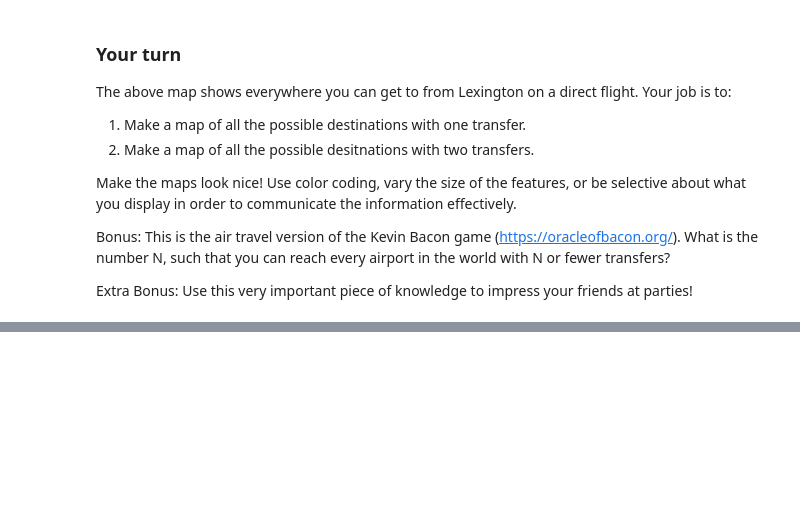
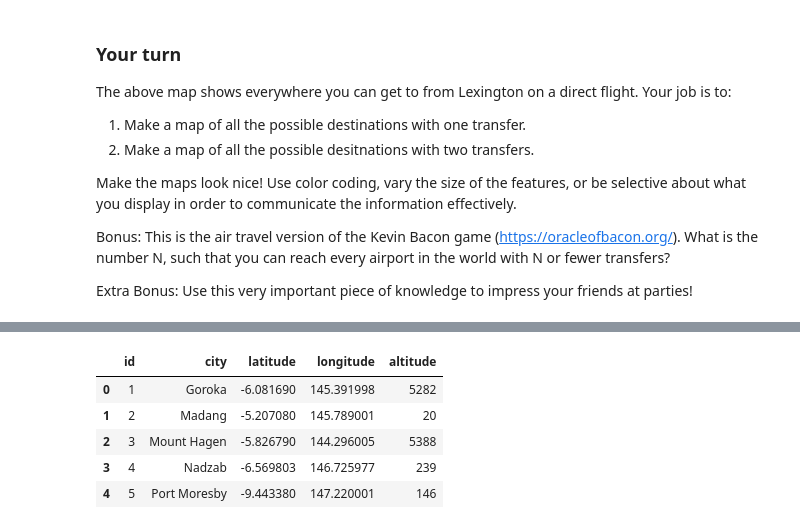
Before and after one commit to jpmu234/ce599, a Jupyter notebook: 08-Mapping/interactive-mapping.ipynb, the cells around one changed output, grey strips where cells are left out. Saved outputs shown, nothing was run; the diff lists cells and outputs as text; code cells hidden in the pictures; blank space fills up the shorter version.

```diff
--- a/08-Mapping/interactive-mapping.ipynb
+++ b/08-Mapping/interactive-mapping.ipynb
@@ -376,0 +399,10 @@ Extra Bonus: Use this very important piece of knowledge to impress your friends
+# %%
+airports_cleaned=airports.drop(['timezone'],axis=1)
+airports_cleaned.head()
+# %% [output]
+|  | id | city | latitude | longitude | altitude |
+| 0 | 1 | Goroka | -6.081690 | 145.391998 | 5282 |
+| 1 | 2 | Madang | -5.207080 | 145.789001 | 20 |
+| 2 | 3 | Mount Hagen | -5.826790 | 144.296005 | 5388 |
+| 3 | 4 | Nadzab | -6.569803 | 146.725977 | 239 |
+| 4 | 5 | Port Moresby | -9.443380 | 147.220001 | 146 |
```
Also changed, not shown: parts of 21 cells of this notebook, 12 other files.
